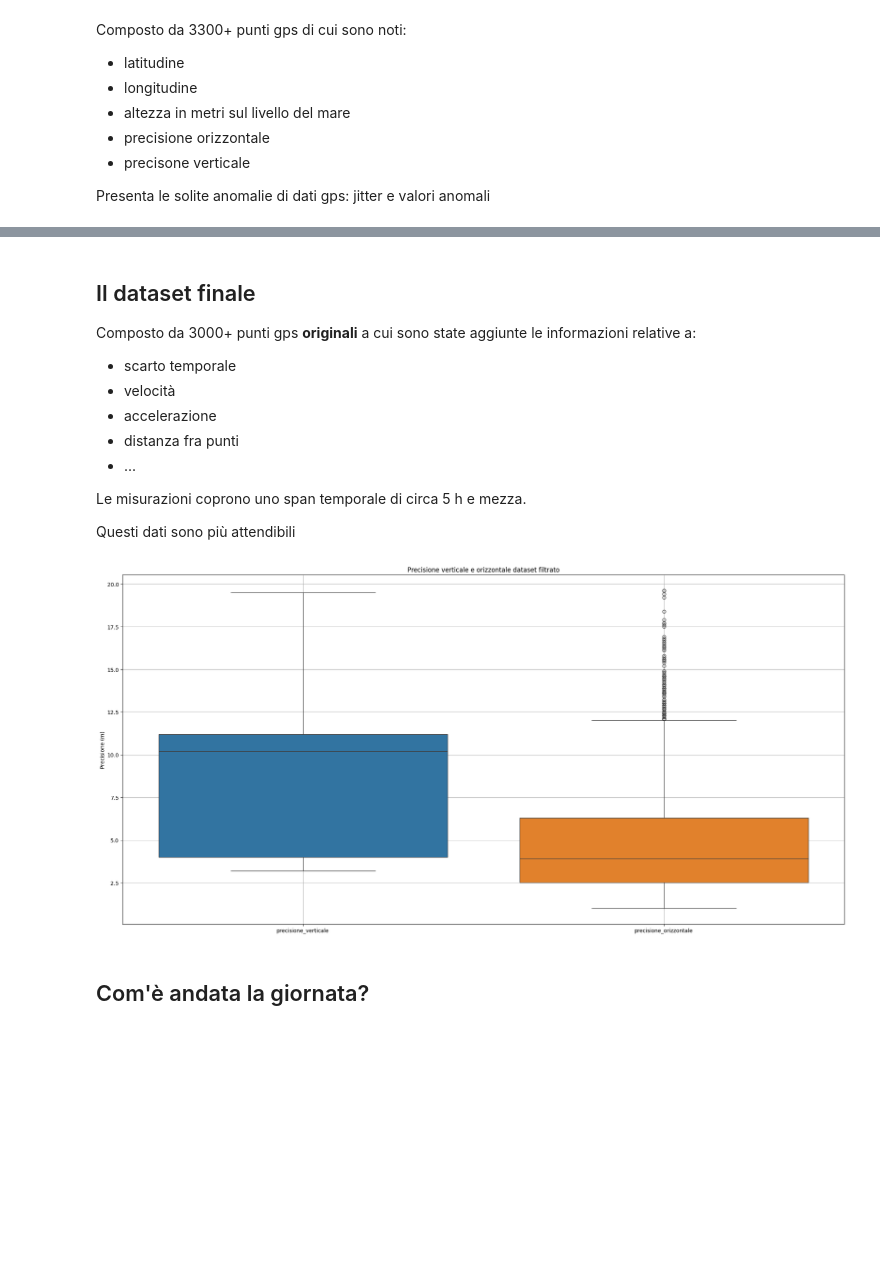
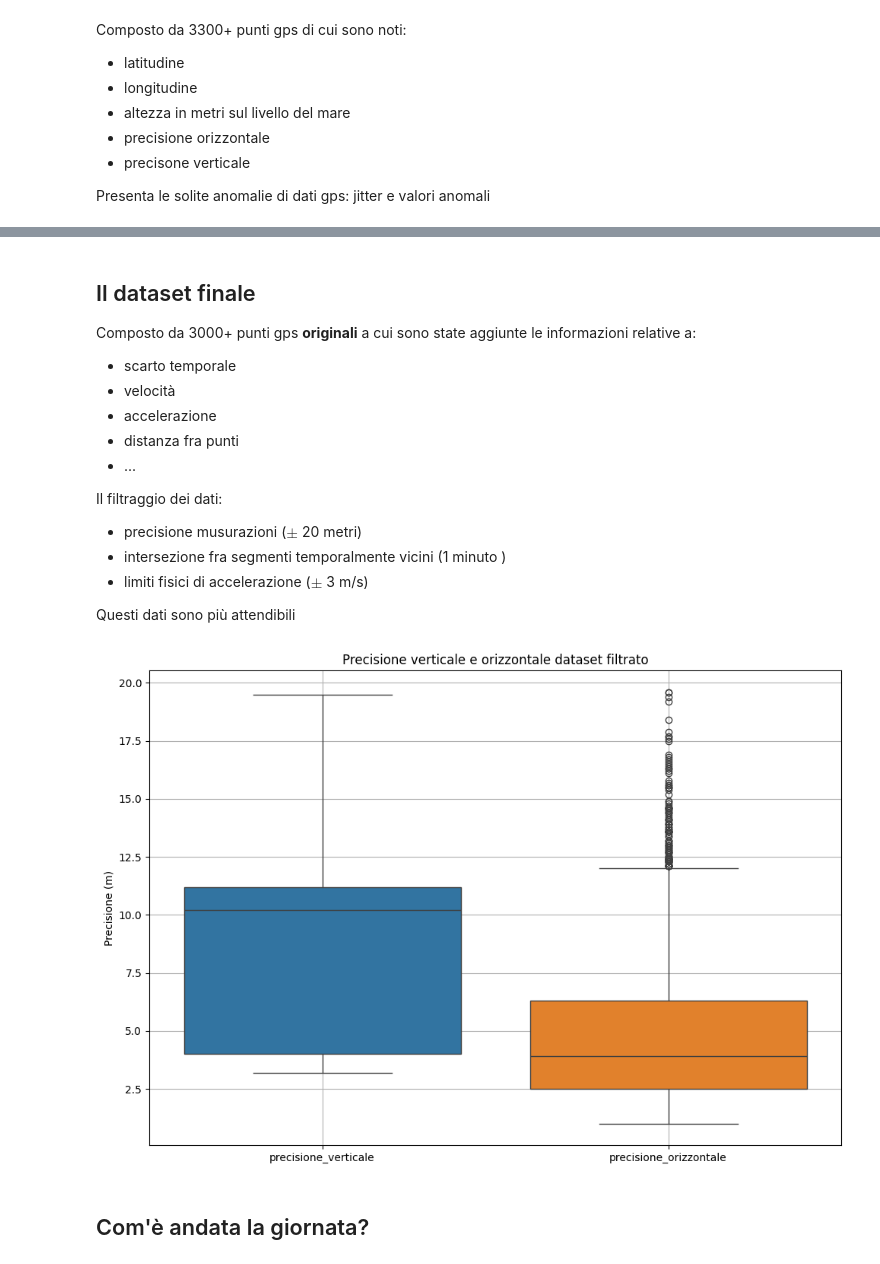
Before and after one commit to thomasmassarutto/DataSlopes, a Jupyter notebook: DataSlopes.ipynb, the cells around one changed output, grey strips where cells are left out. Drawn from its saved outputs; the diff is of its cells as text; code cells hidden in the pictures; blank space fills up the shorter version.

```diff
--- a/DataSlopes.ipynb
+++ b/DataSlopes.ipynb
@@ -296,23 +325,27 @@ Composto da 3000+ punti gps **originali** a cui sono state aggiunte le informazi
 - distanza fra punti
 - ...
 
-Le misurazioni coprono uno span temporale di circa 5 h e mezza.
+Il filtraggio dei dati:
+
+- precisione musurazioni ($\pm$ 20 metri)
+- intersezione fra segmenti temporalmente vicini (1 minuto )
+- limiti fisici di accelerazione ($\pm$ 3 m/s)
 
 Questi dati sono più attendibili
 # %%
-plt.figure(figsize=(20, 10))
+plt.figure(figsize=(10, 7))
 
 
 sns.boxplot(data=gdf1[['precisione_verticale', 'precisione_orizzontale']])
 
 plt.title('Precisione verticale e orizzontale dataset filtrato')
 plt.ylabel('Precisione (m)')
 plt.grid()
 
 plt.tight_layout()
 plt.show()
 # %% [output]
-[figure, old version]
+[figure, new version]
 # %% [markdown]
 ## Com'è andata la giornata?
 # %% [markdown]
```
Also changed, not shown: parts of 28 cells of this notebook, 5 other files.
